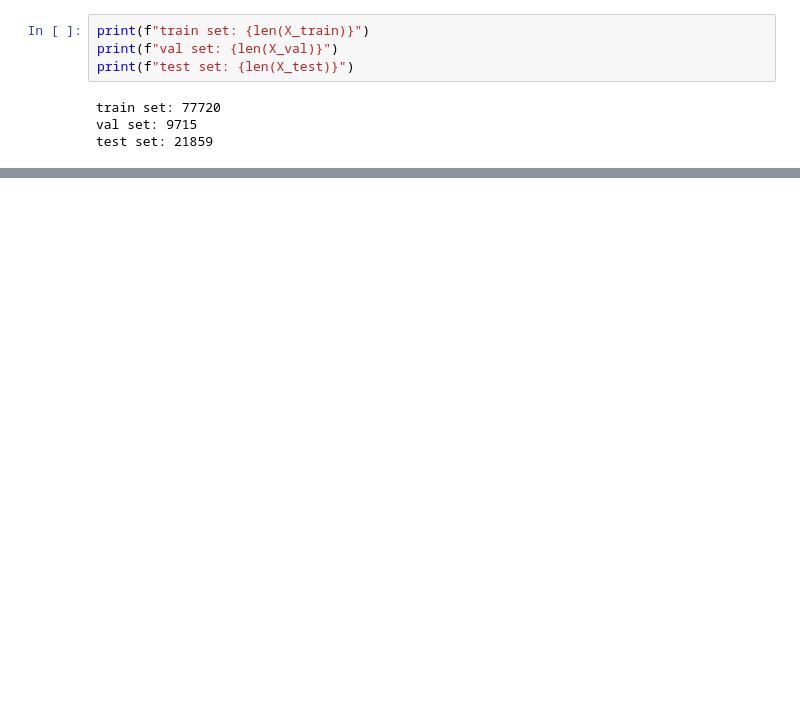
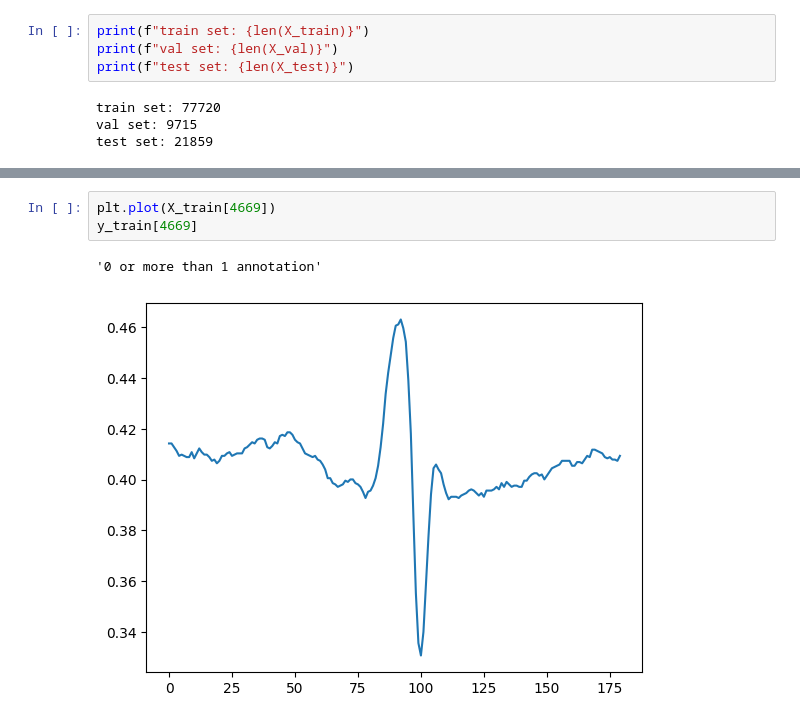
Before and after one commit to sjjtu/MAthesis, a Jupyter notebook: code/explore_mitbih.ipynb, the cells around one changed output, grey strips where cells are left out. Saved outputs shown, nothing was run; the diff lists cells and outputs as text; blank space fills up the shorter version.

```diff
--- a/code/explore_mitbih.ipynb
+++ b/code/explore_mitbih.ipynb
@@ -208,0 +271,6 @@ test set: 21859
+# %%
+plt.plot(X_train[4669])
+y_train[4669]
+# %% [output]
+'0 or more than 1 annotation'
+[figure, added]
```
Also changed, not shown: parts of 19 cells of this notebook, 1 other file.
